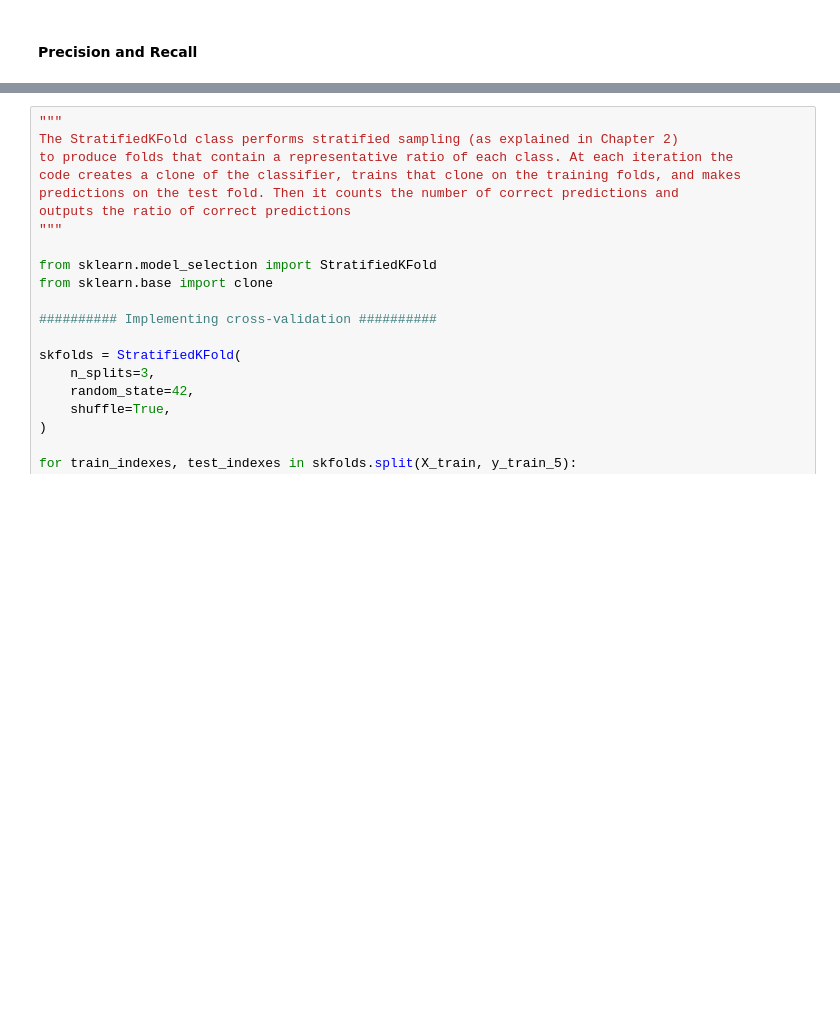
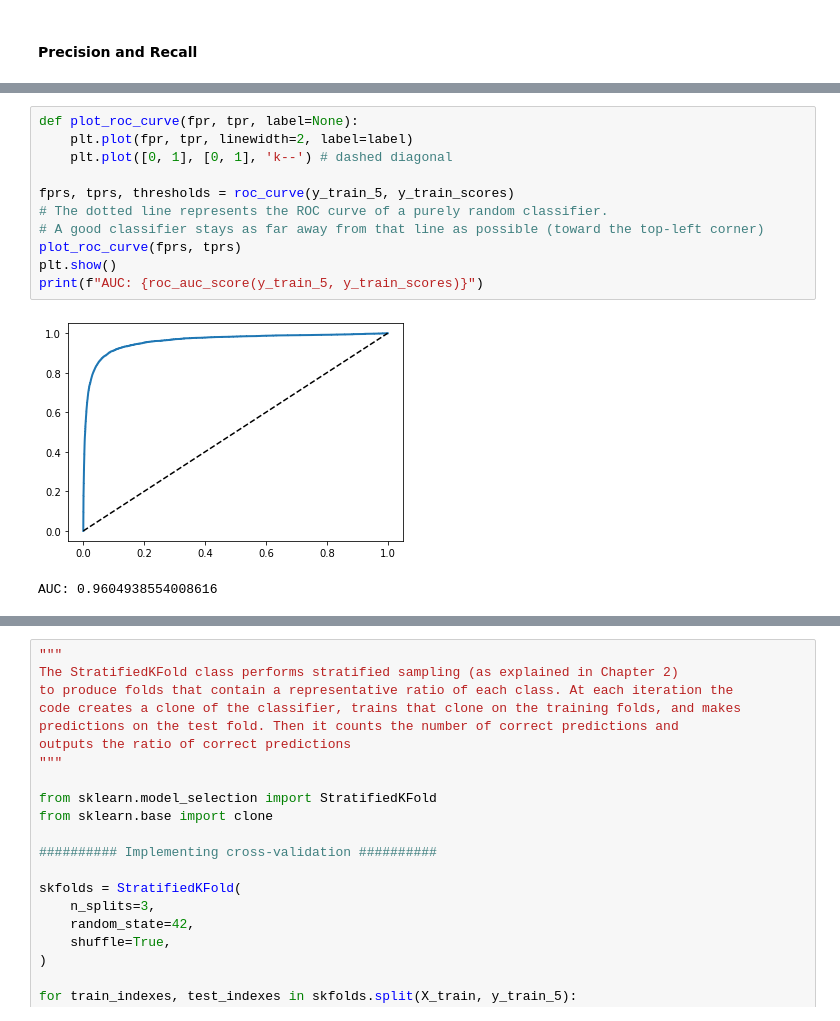
Before and after one commit to luikyv/courses-and-practices, a Jupyter notebook: handson-ml/chapter_03/classification.ipynb, the cells around one changed output, grey strips where cells are left out. Cells and saved outputs as stored; diff of their text form; blank space fills up the shorter version.

```diff
--- a/handson-ml/chapter_03/classification.ipynb
+++ b/handson-ml/chapter_03/classification.ipynb
@@ -74,0 +104,14 @@ Recall = 0.6511713705958311
+# %%
+def plot_roc_curve(fpr, tpr, label=None):
+    plt.plot(fpr, tpr, linewidth=2, label=label)
+    plt.plot([0, 1], [0, 1], 'k--') # dashed diagonal
+
+fprs, tprs, thresholds = roc_curve(y_train_5, y_train_scores)
+# The dotted line represents the ROC curve of a purely random classifier.
+# A good classifier stays as far away from that line as possible (toward the top-left corner)
+plot_roc_curve(fprs, tprs)
+plt.show()
+print(f"AUC: {roc_auc_score(y_train_5, y_train_scores)}")
+# %% [output]
+[figure, added]
+AUC: 0.9604938554008616
```
Also changed, not shown: parts of 16 cells of this notebook.
